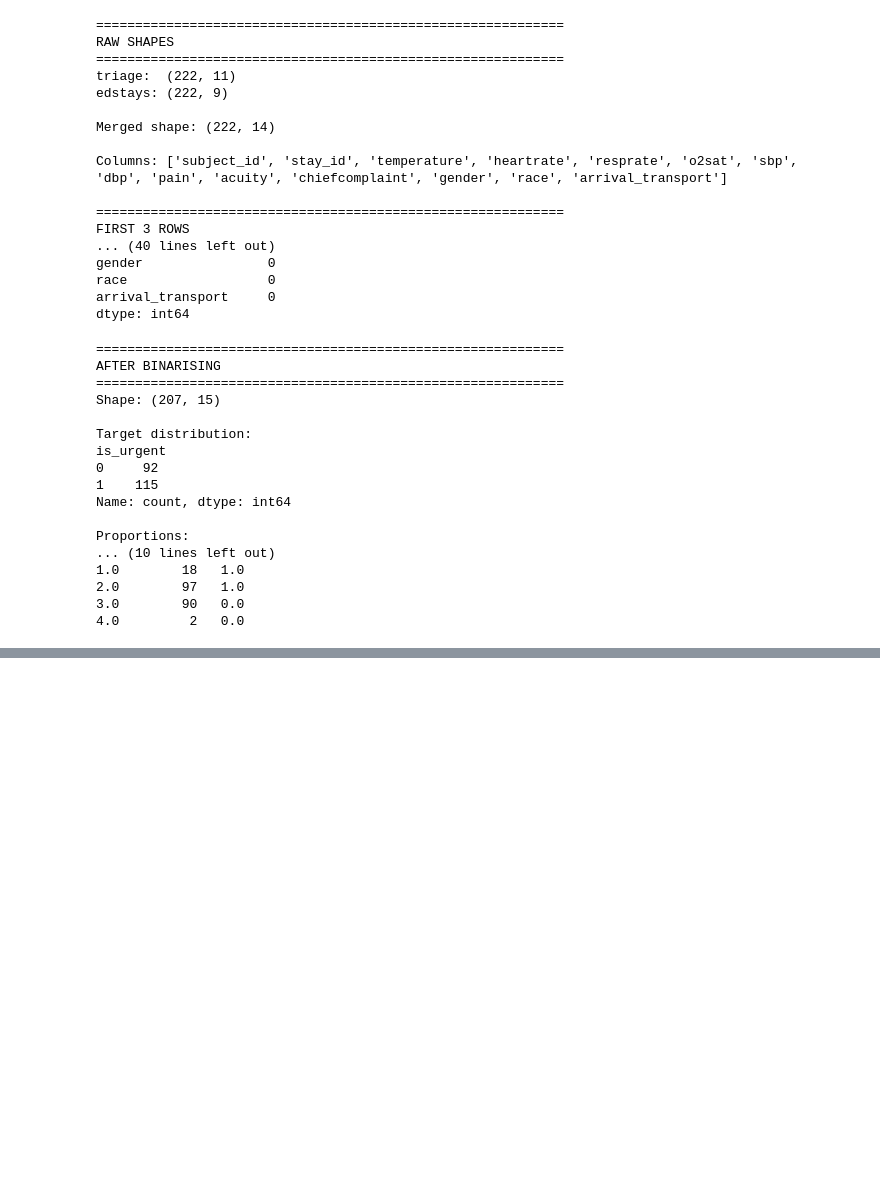
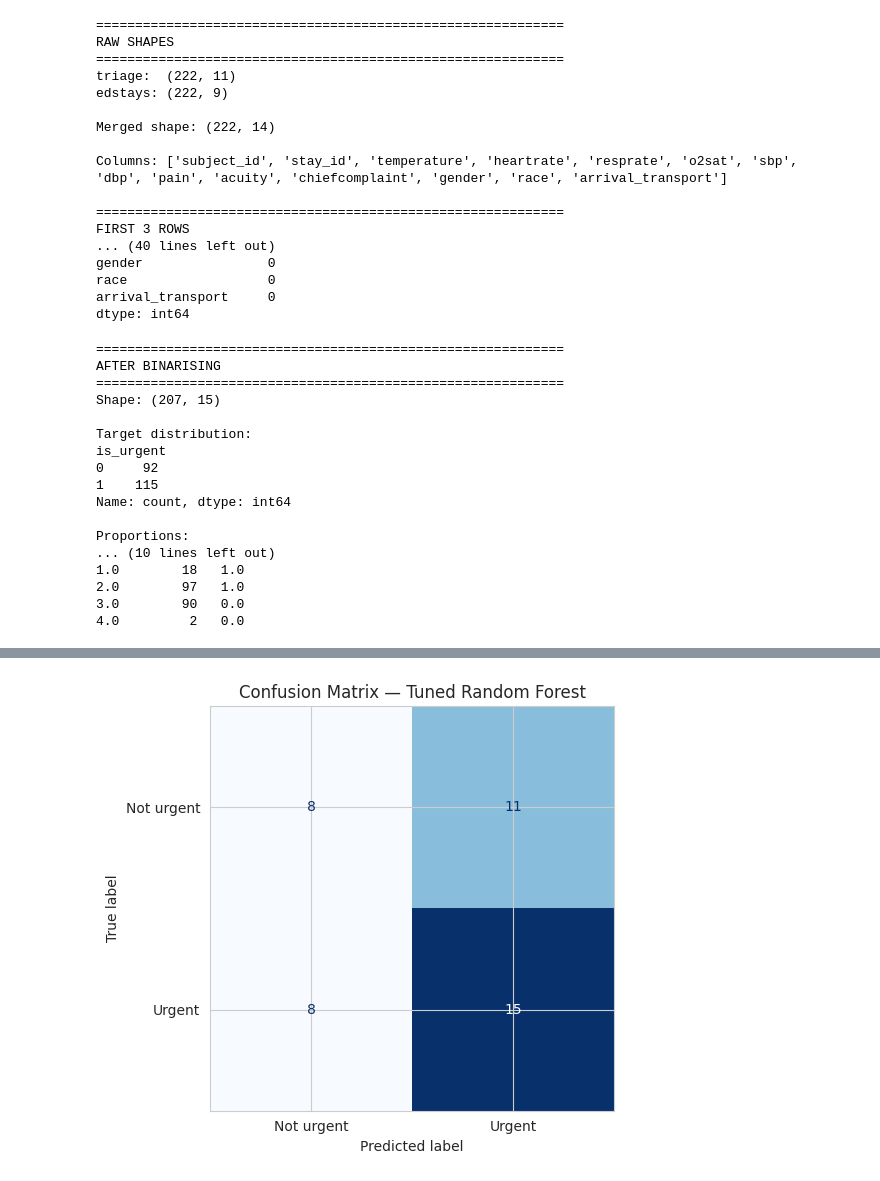
Before and after one commit to mugishaalex24682-cloud/FRESH_SMART_QUEUE_ML.IPYNB, a Jupyter notebook: smart_queue_ml.ipynb, the cells around one changed output, grey strips where cells are left out. Cells and saved outputs as stored; diff of their text form; code cells hidden in the pictures; blank space fills up the shorter version.

```diff
--- a/smart_queue_ml.ipynb
+++ b/smart_queue_ml.ipynb
@@ -125,0 +657,74 @@ Proportions:
+# %%
+# Cell 10 — Save best model, confusion matrix, comparison table
+import joblib
+from sklearn.metrics import confusion_matrix, classification_report, ConfusionMatrixDisplay
+import matplotlib.pyplot as plt
+
+# ---- Save best model ----
+best_model = rf_grid.best_estimator_
+joblib.dump(best_model, 'urgency_model.joblib')
+print("✅ Model saved to urgency_model.joblib")
+print(f"   Classifier: {type(best_model.named_steps['classifier']).__name__}")
+print(f"   Best params: {rf_grid.best_params_}")
+print(f"   CV F1: {rf_grid.best_score_:.4f}")
+
+# ---- Predict on test set ----
+y_pred_best = best_model.predict(X_test)
+
+# ---- Confusion matrix numbers ----
+cm = confusion_matrix(y_test, y_pred_best)
+tn, fp, fn, tp = cm.ravel()
+print(f"\n{'=' * 60}")
+print("CONFUSION MATRIX — TUNED RANDOM FOREST")
+print(f"{'=' * 60}")
+print(f"TN (correct 'not urgent'):  {tn}")
+print(f"FP (said urgent, was not):  {fp}")
+print(f"FN (missed urgent):         {fn}")
+print(f"TP (correct 'urgent'):      {tp}")
+
+# ---- Full report ----
+print(f"\n{'=' * 60}")
+print("CLASSIFICATION REPORT")
+print(f"{'=' * 60}")
+print(classification_report(y_test, y_pred_best,
+                            target_names=['Not urgent', 'Urgent']))
+
+# ---- Save confusion matrix figure ----
+fig, ax = plt.subplots(figsize=(6, 5))
+ConfusionMatrixDisplay(cm, display_labels=['Not urgent', 'Urgent']).plot(
+    ax=ax, cmap='Blues', colorbar=False)
+ax.set_title('Confusion Matrix — Tuned Random Forest')
+plt.tight_layout()
+plt.savefig('confusion_matrix.png', dpi=100, bbox_inches='tight')
+plt.show()
+
+# ---- Save comparison table as CSV ----
+import pandas as pd
+
+final_comparison = pd.DataFrame({
+    'Model': list(cv_results.keys()),
+    'CV F1 Untuned': [cv_results[m]['mean'] for m in cv_results],
+    'CV F1 Std': [cv_results[m]['std'] for m in cv_results],
+    'Test F1': [results[m]['f1'] for m in results],
+    'Test Accuracy': [results[m]['accuracy'] for m in results]
+}).round(4)
+
+# Add tuned results
+final_comparison['CV F1 Tuned'] = [
+    rf_grid.best_score_ if m == 'Random Forest'
+    else gb_grid.best_score_ if m == 'Gradient Boosting'
+    else None
+    for m in final_comparison['Model']
+]
+
+final_comparison = final_comparison.sort_values(
+    'CV F1 Tuned', ascending=False, na_position='last').reset_index(drop=True)
+
+print(f"\n{'=' * 60}")
+print("FINAL COMPARISON TABLE")
+print(f"{'=' * 60}")
+print(final_comparison.to_string(index=False))
+
+final_comparison.to_csv('urgency_model_comparison.csv', index=False)
+print("\n✅ Comparison table saved to urgency_model_comparison.csv")
+# %% [output]
@@ -125,0 +748 @@ Proportions:
+[figure, added]
```
Also changed, not shown: parts of 11 cells of this notebook.
